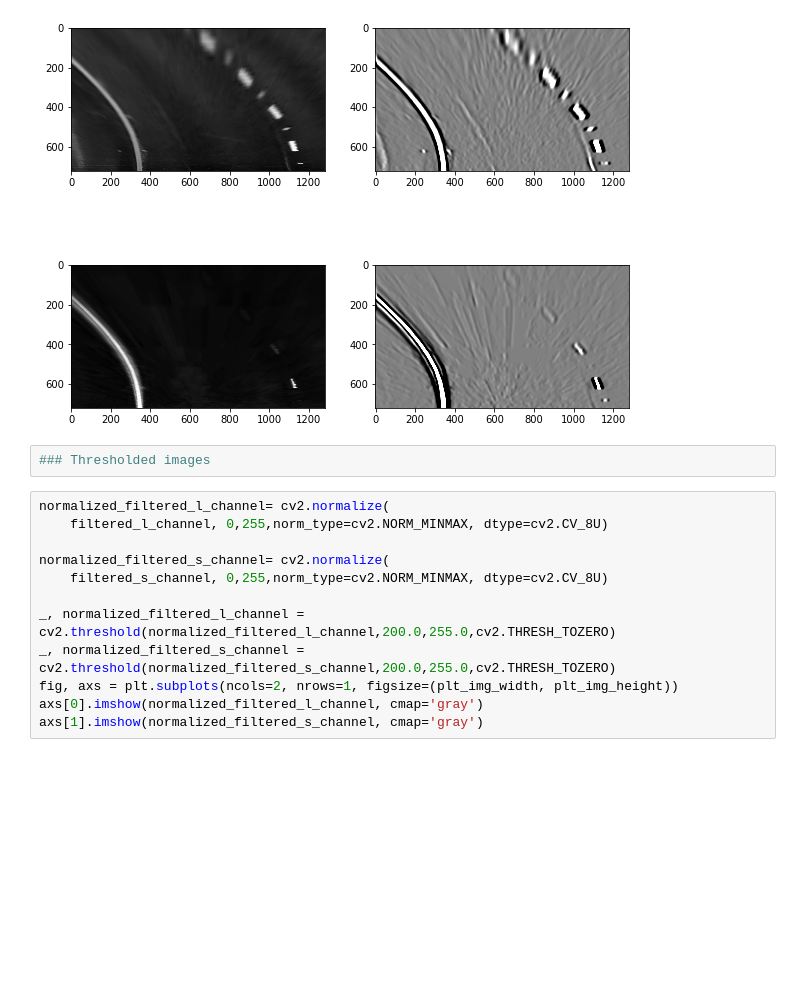
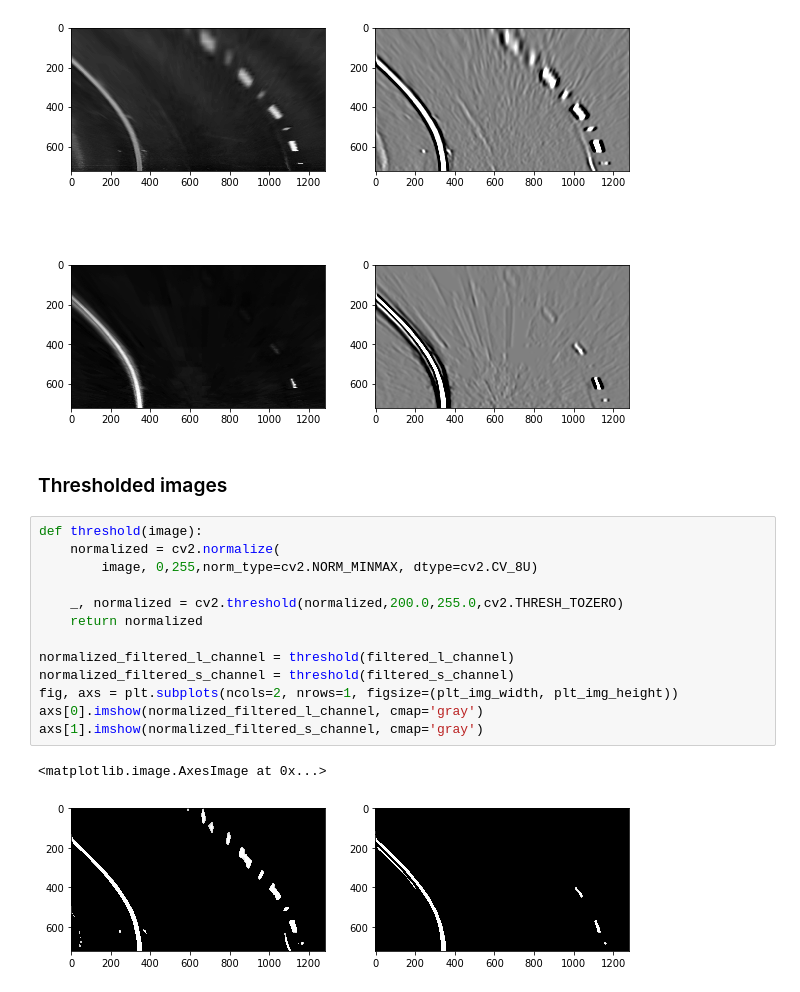
Before and after one commit to mayio/CarND-Advanced-Lane-Lines, a Jupyter notebook: Advanced_Lane_Detection.ipynb, the cells around one changed output. Drawn from its saved outputs; the diff is of its cells as text; blank space fills up the shorter version.

```diff
--- a/Advanced_Lane_Detection.ipynb
+++ b/Advanced_Lane_Detection.ipynb
@@ -218,17 +219,21 @@ axs[1,1].imshow(filtered_s_channel, cmap='gray')
 # %% [output]
 <matplotlib.image.AxesImage at 0x...>
 [figure]
-# %%
-### Thresholded images
+# %% [markdown]
+### Thresholded images
 # %%
-normalized_filtered_l_channel= cv2.normalize(
-    filtered_l_channel, 0,255,norm_type=cv2.NORM_MINMAX, dtype=cv2.CV_8U)
+def threshold(image):
+    normalized = cv2.normalize(
+        image, 0,255,norm_type=cv2.NORM_MINMAX, dtype=cv2.CV_8U)
 
-normalized_filtered_s_channel= cv2.normalize(
-    filtered_s_channel, 0,255,norm_type=cv2.NORM_MINMAX, dtype=cv2.CV_8U)
+    _, normalized = cv2.threshold(normalized,200.0,255.0,cv2.THRESH_TOZERO)
+    return normalized
 
-_, normalized_filtered_l_channel = cv2.threshold(normalized_filtered_l_channel,200.0,255.0,cv2.THRESH_TOZERO)
-_, normalized_filtered_s_channel = cv2.threshold(normalized_filtered_s_channel,200.0,255.0,cv2.THRESH_TOZERO)
+normalized_filtered_l_channel = threshold(filtered_l_channel)
+normalized_filtered_s_channel = threshold(filtered_s_channel)
 fig, axs = plt.subplots(ncols=2, nrows=1, figsize=(plt_img_width, plt_img_height))
 axs[0].imshow(normalized_filtered_l_channel, cmap='gray')
 axs[1].imshow(normalized_filtered_s_channel, cmap='gray')
+# %% [output]
+<matplotlib.image.AxesImage at 0x...>
+[figure, added]
```
Also changed, not shown: parts of 3 cells of this notebook.
